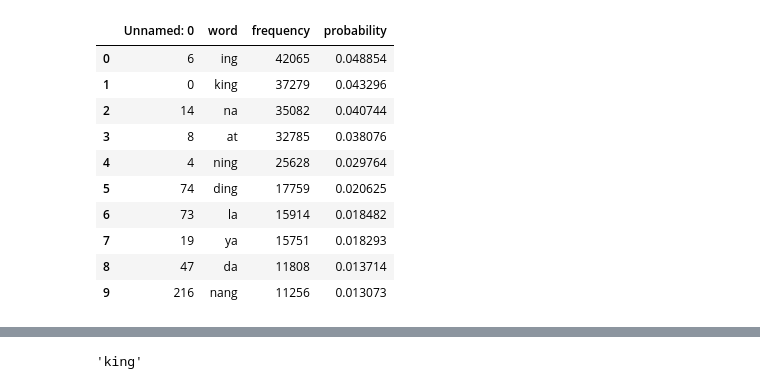
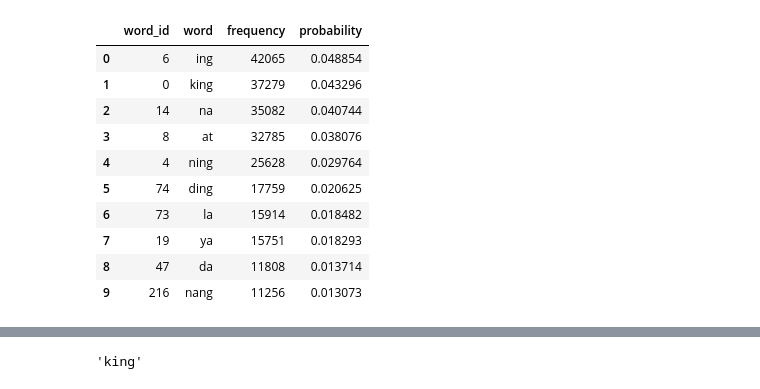
Before and after one commit to CSC-Odyssey/kapampangan-dataset, a Jupyter notebook: graphic-representation/visualize-data.ipynb, the cells around one changed output, grey strips where cells are left out. Cells and saved outputs as stored; diff of their text form; code cells hidden in the pictures.

```diff
--- a/graphic-representation/visualize-data.ipynb
+++ b/graphic-representation/visualize-data.ipynb
@@ -1,10 +1,11 @@
 # %%
 import pandas as pd
 
 data = pd.read_csv('../csv/freqtable_probability.csv')
+data.rename(columns = {'Unnamed: 0' : 'word_id'}, inplace = True)
 data[0:10]
 # %% [output]
-|  | Unnamed: 0 | word | frequency | probability |
+|  | word_id | word | frequency | probability |
 | 0 | 6 | ing | 42065 | 0.048854 |
 | 1 | 0 | king | 37279 | 0.043296 |
 | 2 | 14 | na | 35082 | 0.040744 |
```
Also changed, not shown: parts of 2 cells of this notebook.
